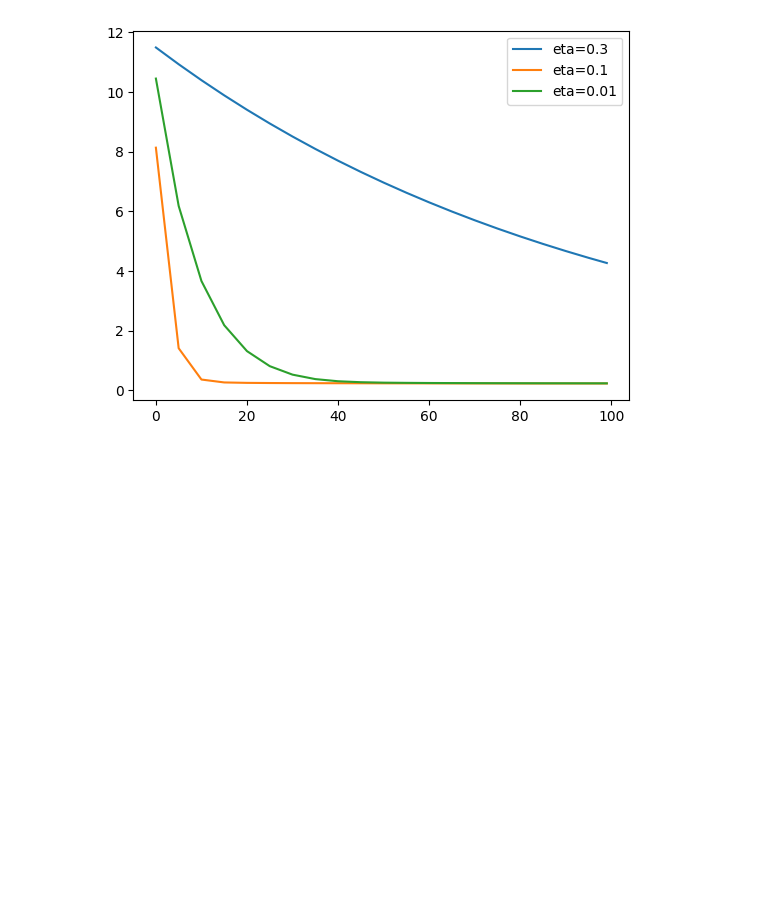
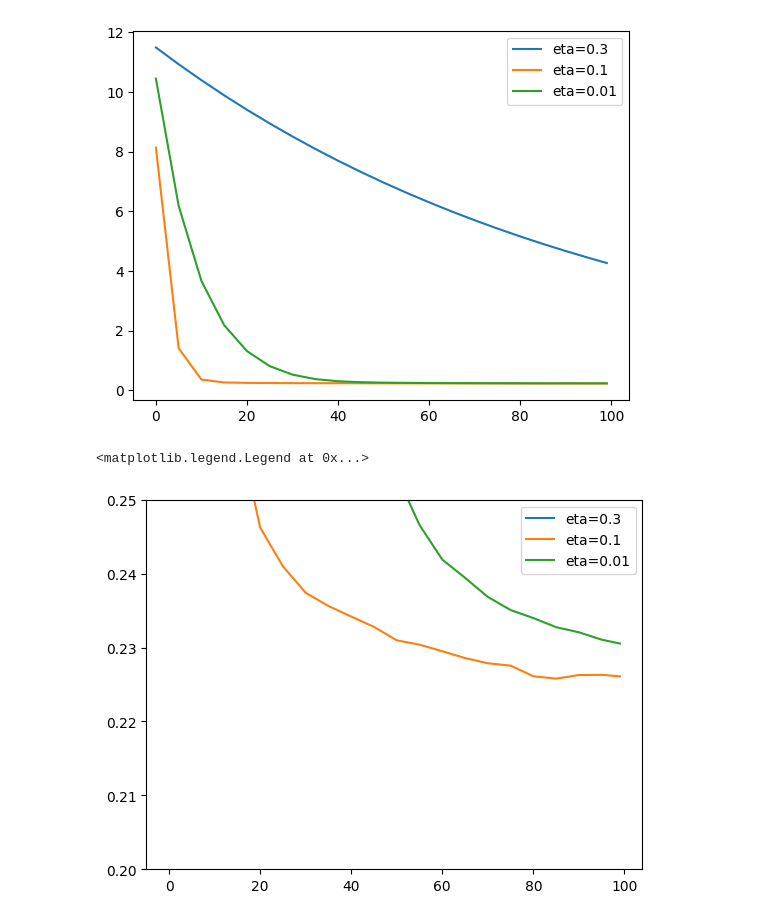
Before and after one commit to Peco602/ml-zoomcamp, a Jupyter notebook: 06-trees/homework.ipynb, the cells around one changed output. Saved outputs shown, nothing was run; the diff lists cells and outputs as text; code cells hidden in the pictures; blank space fills up the shorter version.

```diff
--- a/06-trees/homework.ipynb
+++ b/06-trees/homework.ipynb
@@ -403,3 +403,12 @@ plt.legend()
 # %% [output]
 <matplotlib.legend.Legend at 0x...>
 [figure]
+# %%
+for eta, df_score in scores.items():
+    plt.plot(df_score.num_iter, df_score.val_rmse, label=eta)
+
+plt.ylim(0.2, 0.25)
+plt.legend()
+# %% [output]
+<matplotlib.legend.Legend at 0x...>
+[figure, added]
```
Also changed, not shown: parts of 1 cell of this notebook.
